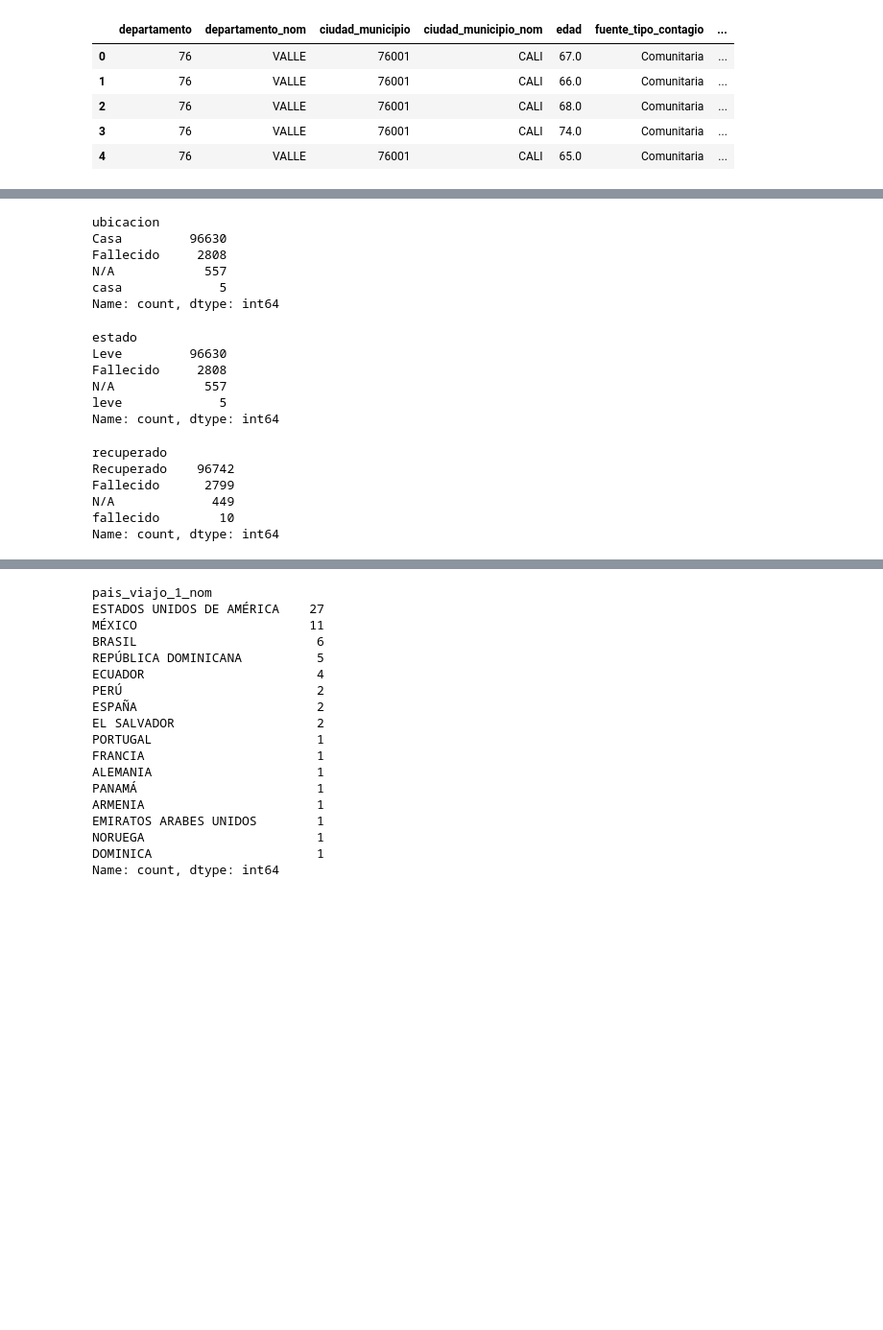
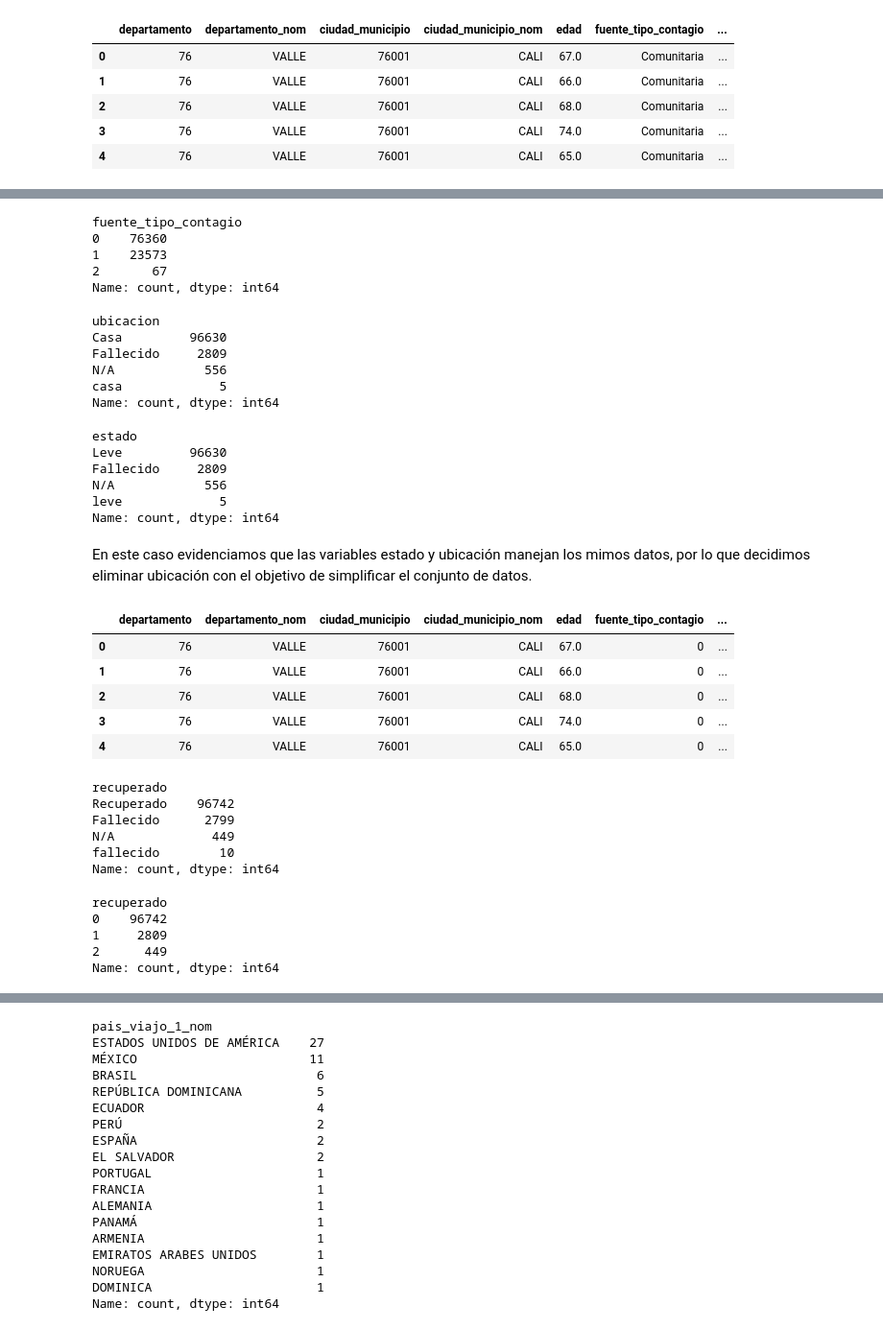
Before and after one commit to 4GeeksAcademy/remelop_Machine_Learning_Final_Project, a Jupyter notebook: src/Final_Project.ipynb, the cells around one changed output, grey strips where cells are left out. Shown at 96% size. Drawn from its saved outputs; the diff is of its cells as text; code cells hidden in the pictures; blank space fills up the shorter version.

```diff
--- a/src/Final_Project.ipynb
+++ b/src/Final_Project.ipynb
@@ -286,5 +287,16 @@ Relacionado    23575
 Importado         67
 Name: count, dtype: int64
+# %%
+# Factorizando los datos de la variable fuente_tipo_contagio
+data_c["fuente_tipo_contagio"] = pd.factorize(data_c["fuente_tipo_contagio"])[0]
+fuente_tipo_contagio = data_c["fuente_tipo_contagio"].value_counts()
+print(f"{fuente_tipo_contagio}")
+# %% [output]
+fuente_tipo_contagio
+0    76360
+1    23573
+2       67
+Name: count, dtype: int64
 # %%
 # * Corresponde a muertes no relacionadas con COVID-19, aún si eran casos activos **Hay pacientes recuperados para COVID-19, que pueden permanecer en hospitalización por otras comorbilidades
 ubicacion = data_c["ubicacion"].value_counts()
@@ -292,8 +304,8 @@ print(f"{ubicacion}")
 # %% [output]
 ubicacion
 Casa         96630
-Fallecido     2808
-N/A            557
+Fallecido     2809
+N/A            556
 casa             5
 Name: count, dtype: int64
 # %%
@@ -305,12 +317,24 @@ print(f"{estado}")
 # %% [output]
 estado
 Leve         96630
-Fallecido     2808
-N/A            557
+Fallecido     2809
+N/A            556
 leve             5
 Name: count, dtype: int64
 # %%
 data_c['estado'] = data_c['estado'].replace('leve', 'Leve')
+# %% [markdown]
+En este caso evidenciamos que las variables estado y ubicación manejan los mimos datos, por lo que decidimos eliminar ubicación con el objetivo de simplificar el conjunto de datos.
+# %%
+data_c = data_c.drop(columns=['ubicacion'])
+data_c.head()
+# %% [output]
+|  | departamento | departamento_nom | ciudad_municipio | ciudad_municipio_nom | edad | fuente_tipo_contagio | ... |
+| 0 | 76 | VALLE | 76001 | CALI | 67.0 | 0 | ... |
+| 1 | 76 | VALLE | 76001 | CALI | 66.0 | 0 | ... |
+| 2 | 76 | VALLE | 76001 | CALI | 68.0 | 0 | ... |
+| 3 | 76 | VALLE | 76001 | CALI | 74.0 | 0 | ... |
+| 4 | 76 | VALLE | 76001 | CALI | 65.0 | 0 | ... |
 # %%
 # Recuperado Fallecido N/A (Vacío). N/A se refiere a los fallecidos no COVID.
 # Pueden haber casos recuperados con ubicación Hospital u Hospital UCI, ya que permanecen en hospitalización por causas diferentes.
@@ -326,6 +350,17 @@ fallecido        10
 Name: count, dtype: int64
 # %%
 data_c['recuperado'] = data_c['recuperado'].replace('fallecido', 'Fallecido')
+# %%
+# Factorizando los datos de la variable recuperado
+data_c["recuperado"] = pd.factorize(data_c["recuperado"])[0]
+recuperado = data_c["recuperado"].value_counts()
+print(f"{recuperado}")
+# %% [output]
+recuperado
+0    96742
+1     2809
+2      449
+Name: count, dtype: int64
 # %%
 # Se refiere a la variable de tipo de recuperación que tiene dos opciones: PCR y tiempo.
 # PCR indica que la persona se encuentra recuperada por segunda muestra, en donde dio negativo para el virus;
```
Also changed, not shown: parts of 14 cells of this notebook.
